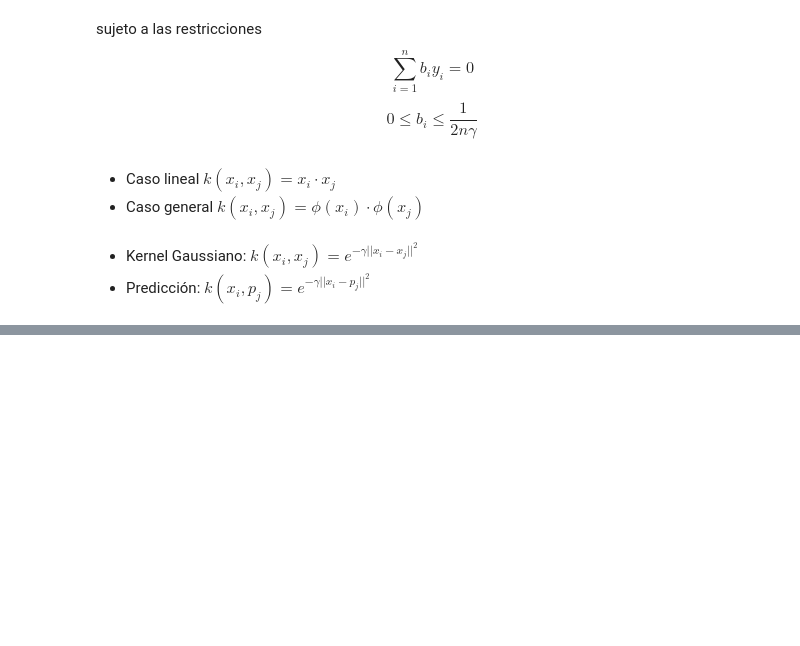
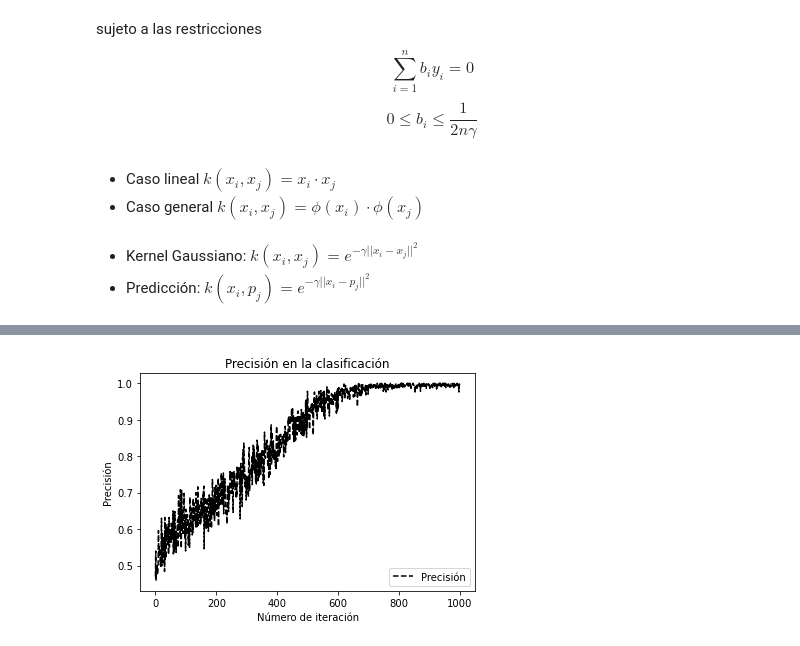
Before and after one commit to langheran/MLScripts, a Jupyter notebook: Python/learning/Deep Learning con Tensorflow - Juan Gomila.ipynb, the cells around one changed output, grey strips where cells are left out. Cells and saved outputs as stored; diff of their text form; code cells hidden in the pictures; blank space fills up the shorter version.

```diff
--- a/Python/learning/Deep Learning con Tensorflow - Juan Gomila.ipynb
+++ b/Python/learning/Deep Learning con Tensorflow - Juan Gomila.ipynb
@@ -1977,14 +1978,14 @@ prediction = tf.sign(prediction_output - tf.reduce_mean(prediction_output))
 # %%
 accuracy = tf.reduce_mean(tf.cast(tf.equal(tf.squeeze(prediction), tf.squeeze(y_target)), tf.float32))
 # %%
-my_op = tf.train.GradientDescentOptimizer(learning_rate=0.001)
+my_op = tf.train.GradientDescentOptimizer(learning_rate=0.002)
 train_step = my_op.minimize(loss)
 init = tf.global_variables_initializer()
 session.run(init)
 # %%
 loss_vect = []
 batch_acc = []
-for i in range(600):
+for i in range(1000):
     rand_idx = np.random.choice(len(x_vals), size = batch_size)
     rand_x = x_vals[rand_idx]
     rand_y = np.transpose([y_vals[rand_idx]])
@@ -2010,0 +2083,9 @@ Paso #600 ,Perdida = -11.794159, Precisión = 0.978
+# %%
+plt.plot(batch_acc, 'k--', label='Precisión')
+plt.title('Precisión en la clasificación')
+plt.xlabel('Número de iteración')
+plt.ylabel('Precisión')
+plt.legend(loc='lower right')
+plt.show()
+# %% [output]
+[figure, added]
```
Also changed, not shown: parts of 14 cells of this notebook.
